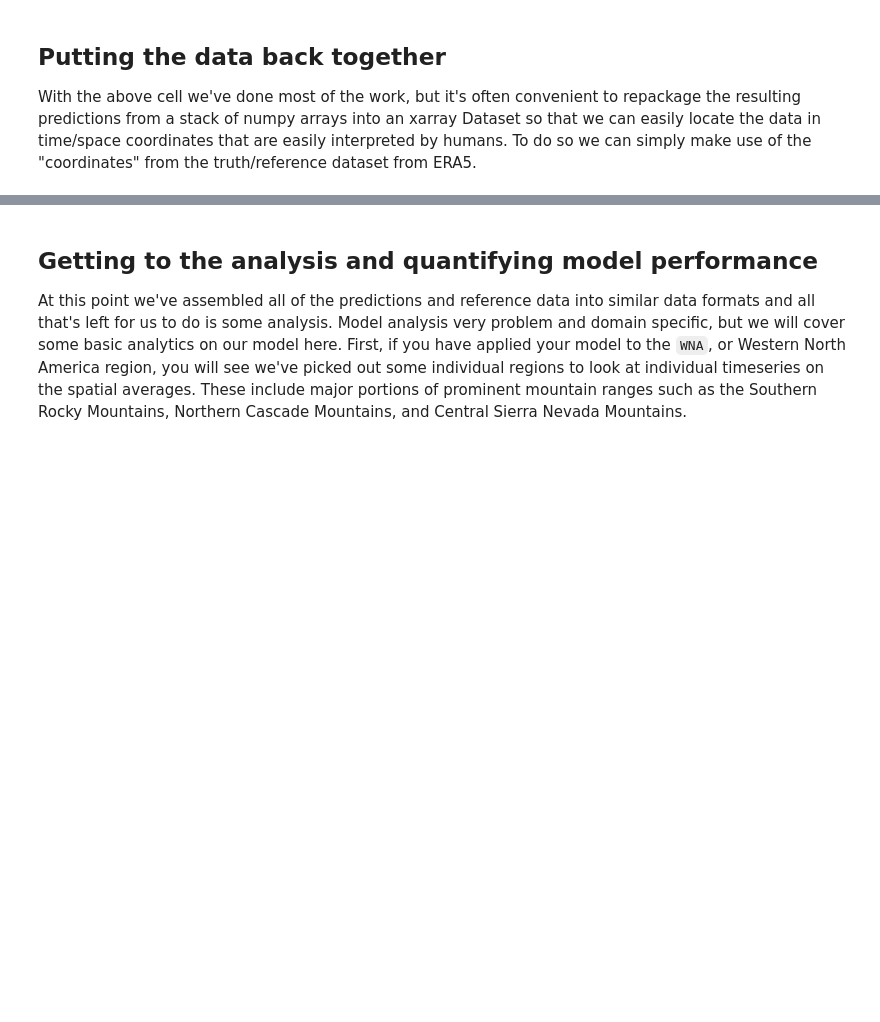
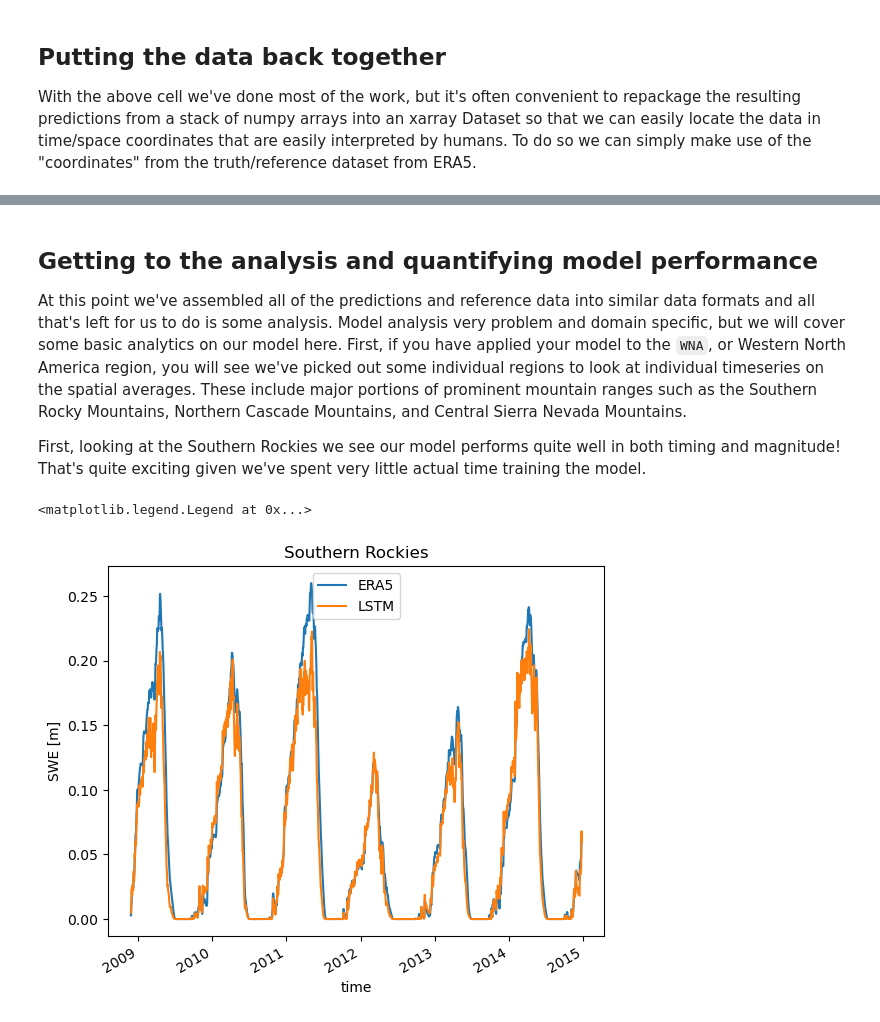
Before and after one commit to geo-smart/global_lstm_swe_modeling, a Jupyter notebook: book/3_application_on_testing_data.ipynb, the cells around one changed output, grey strips where cells are left out. Cells and saved outputs as stored; diff of their text form; code cells hidden in the pictures; blank space fills up the shorter version.

```diff
--- a/book/3_application_on_testing_data.ipynb
+++ b/book/3_application_on_testing_data.ipynb
@@ -106,0 +122,6 @@ swe_pred
+# %%
+target_var = config['data_config']['output_vars'][0]
+mu = scale_means[target_var]
+sig = scale_stds[target_var]
+swe_pred = np.power((swe_pred * sig) +mu, 3.0)
+swe_pred
@@ -108,8 +147,15 @@ swe_pred
 ## Getting to the analysis and quantifying model performance
 
 At this point we've assembled all of the predictions and reference data into similar data formats and all that's left for us to do is some analysis. Model analysis very problem and domain specific, but we will cover some basic analytics on our model here. First, if you have applied your model to the `WNA`, or Western North America region, you will see we've picked out some individual regions to look at individual timeseries on the spatial averages. These include major portions of prominent mountain ranges such as the Southern Rocky Mountains, Northern Cascade Mountains, and Central Sierra Nevada Mountains.
+
+First, looking at the Southern Rockies we see our model performs quite well in both timing and magnitude! That's quite exciting given we've spent very little actual time training the model.
 # %%
 loc = {'lat': slice(40, 38), 'lon': slice(252, 254), }
-swe_true.sel(**loc).mean(dim=['lat', 'lon']).plot()
-(3 * swe_pred).sel(**loc).mean(dim=['lat', 'lon']).plot()
+swe_true.sel(**loc).mean(dim=['lat', 'lon']).plot(label='ERA5')
+swe_pred.sel(**loc).mean(dim=['lat', 'lon']).plot(label='LSTM')
 plt.title('Southern Rockies')
+plt.ylabel('SWE [m]')
+plt.legend()
+# %% [output]
+<matplotlib.legend.Legend at 0x...>
+[figure, added]
```
Also changed, not shown: parts of 19 cells of this notebook, 11 other files.
